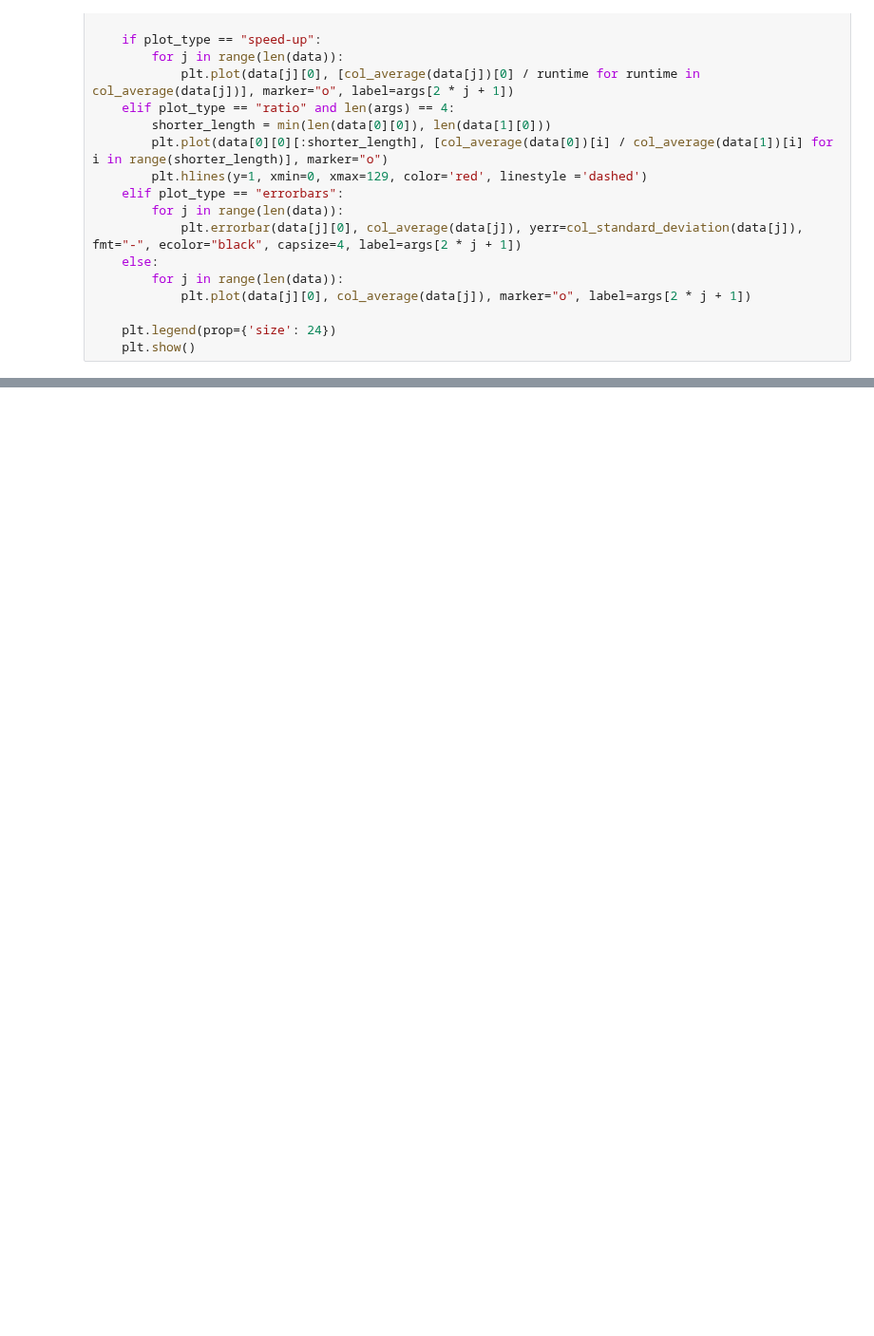
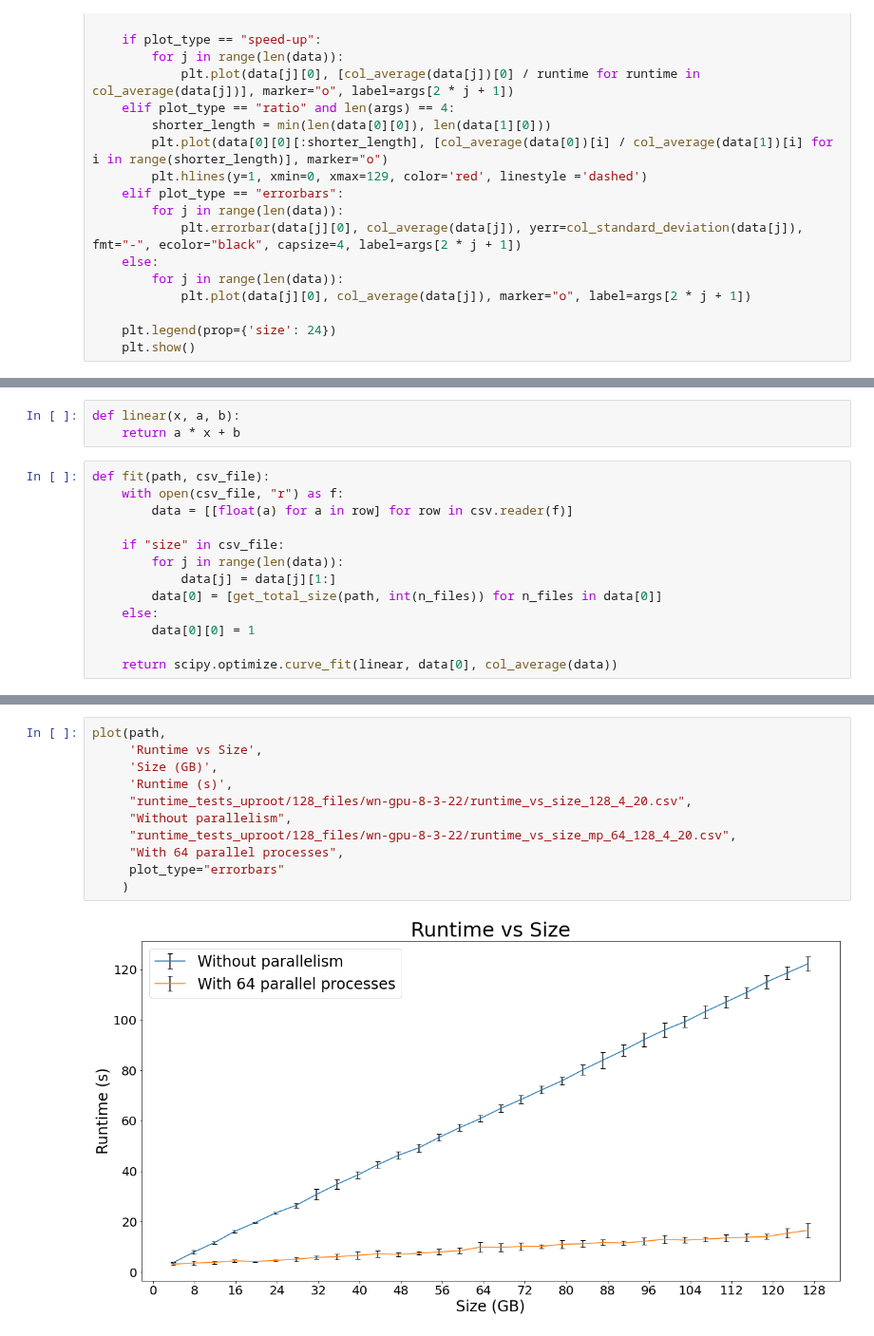
Before and after one commit to bucket420/DOE-INFN-2022, a Jupyter notebook: plot.ipynb, the cells around one changed output, grey strips where cells are left out. Shown at 95% size. Drawn from its saved outputs; the diff is of its cells as text; blank space fills up the shorter version.

```diff
--- a/plot.ipynb
+++ b/plot.ipynb
@@ -97,0 +100,16 @@ plot(path,
+# %%
+def linear(x, a, b):
+    return a * x + b
+# %%
+def fit(path, csv_file):
+    with open(csv_file, "r") as f:
+        data = [[float(a) for a in row] for row in csv.reader(f)]
+
+    if "size" in csv_file:
+        for j in range(len(data)):
+            data[j] = data[j][1:]
+        data[0] = [get_total_size(path, int(n_files)) for n_files in data[0]]
+    else:
+        data[0][0] = 1
+
+    return scipy.optimize.curve_fit(linear, data[0], col_average(data))
@@ -97,0 +134,13 @@ plot(path,
+# %%
+plot(path,
+     'Runtime vs Size',
+     'Size (GB)',
+     'Runtime (s)',
+     "runtime_tests_uproot/128_files/wn-gpu-8-3-22/runtime_vs_size_128_4_20.csv",
+     "Without parallelism",
+     "runtime_tests_uproot/128_files/wn-gpu-8-3-22/runtime_vs_size_mp_64_128_4_20.csv",
+     "With 64 parallel processes",
+     plot_type="errorbars"
+    )
+# %% [output]
+[figure, added]
```
Also changed, not shown: parts of 7 cells of this notebook, 2 other files.
